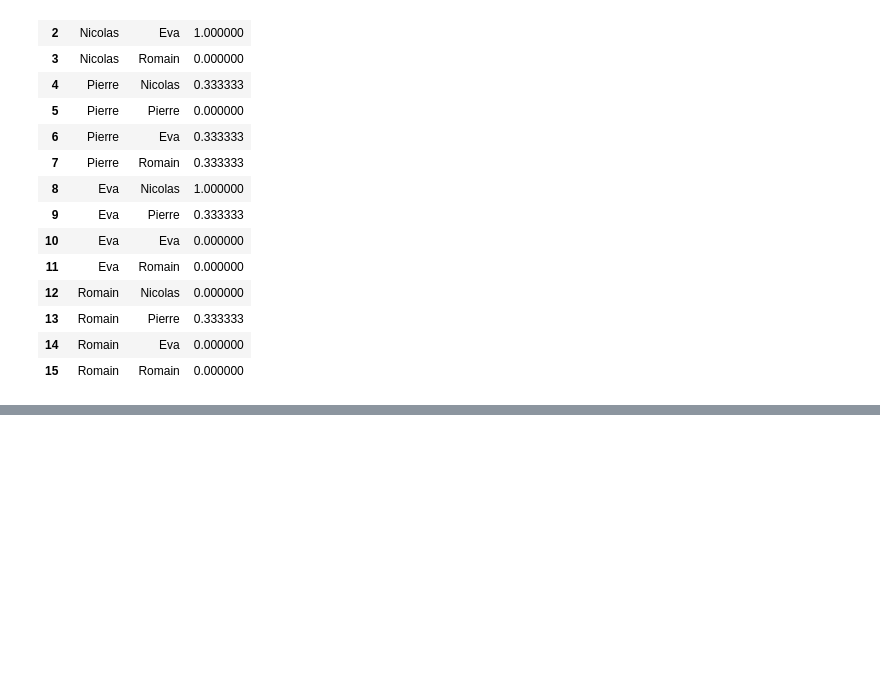
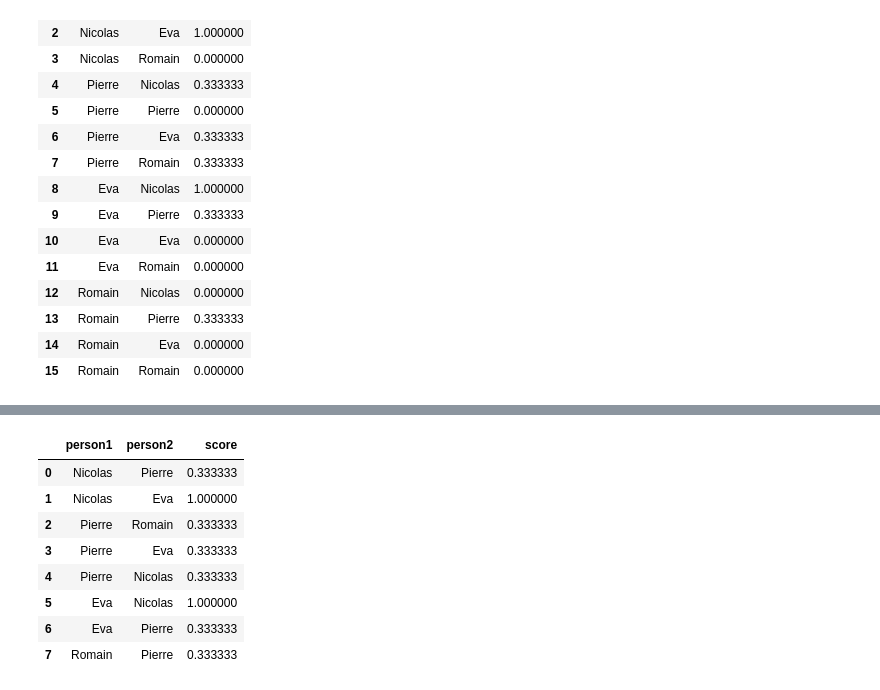
Before and after one commit to nrouyer/dssneo4jproject, a Jupyter notebook: ipython_notebooks/Using graph Data Science client.ipynb, the cells around one changed output, grey strips where cells are left out. Saved outputs shown, nothing was run; the diff lists cells and outputs as text; code cells hidden in the pictures; blank space fills up the shorter version.

Commit message:
Saved Jupyter notebook 'Using graph Data Science client'

```diff
--- a/ipython_notebooks/Using graph Data Science client.ipynb
+++ b/ipython_notebooks/Using graph Data Science client.ipynb
@@ -129,3 +129,24 @@ plt.ylabel("Personne")
 plt.show()
 # %% [output]
 [figure]
+# %%
+# get similarity matrix data frame from graph
+# Create a minimal similarity graph
+pd1 = gds.run_cypher(
+  """
+  MATCH (p1:Person)-[s:SIMILAR]->(p2:Person)
+  RETURN p1.name AS person1, p2.name AS person2, coalesce(s.score, 0) AS score
+  """
+)
+# %%
+pd1
+# %% [output]
+|  | person1 | person2 | score |
+| 0 | Nicolas | Pierre | 0.333333 |
+| 1 | Nicolas | Eva | 1.000000 |
+| 2 | Pierre | Romain | 0.333333 |
+| 3 | Pierre | Eva | 0.333333 |
+| 4 | Pierre | Nicolas | 0.333333 |
+| 5 | Eva | Nicolas | 1.000000 |
+| 6 | Eva | Pierre | 0.333333 |
+| 7 | Romain | Pierre | 0.333333 |
```
Also changed, not shown: parts of 1 cell of this notebook.
